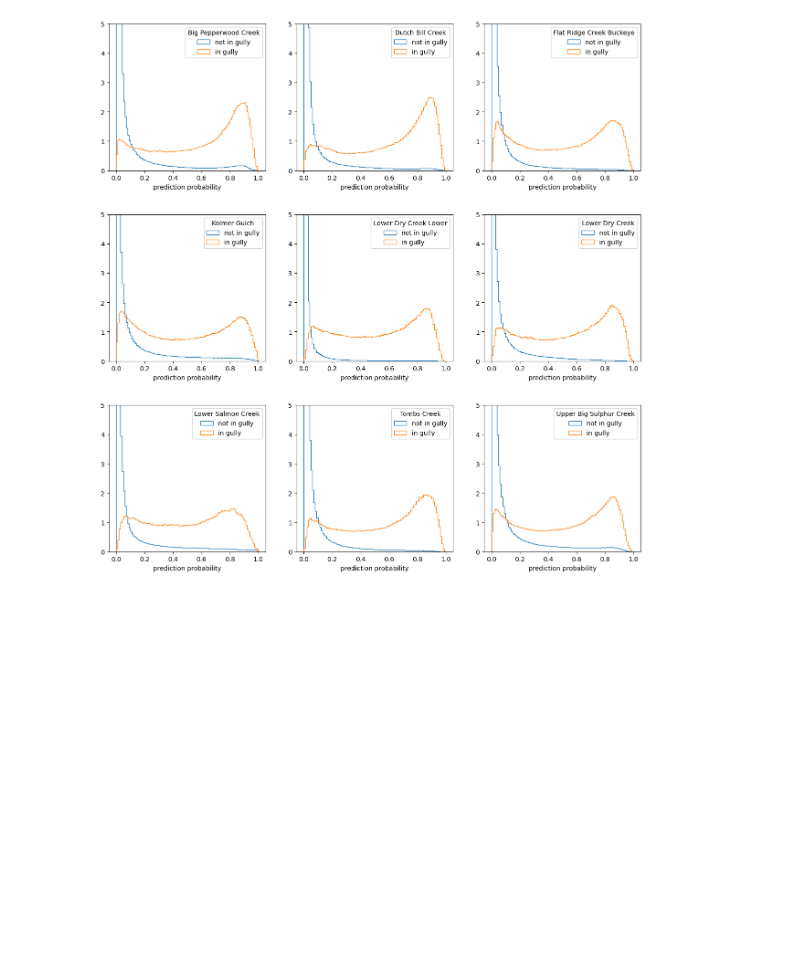
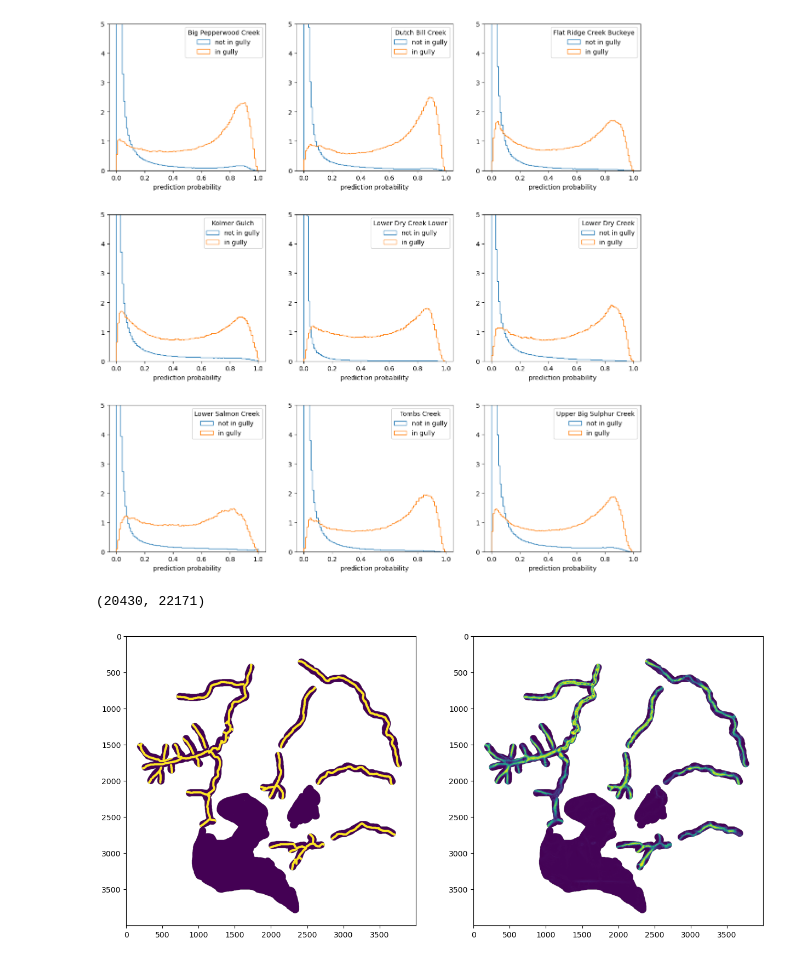
Before and after one commit to dsi-rse/gully-map, a Jupyter notebook: notebooks/fit-to-hand-labeled-data.ipynb, the cells around one changed output. Saved outputs shown, nothing was run; the diff lists cells and outputs as text; code cells hidden in the pictures; blank space fills up the shorter version.

Commit message:
included visualization of Dutch Bill watershed, OAEC region

```diff
--- a/notebooks/fit-to-hand-labeled-data.ipynb
+++ b/notebooks/fit-to-hand-labeled-data.ipynb
@@ -181,0 +229,13 @@ None
+# %%
+gully.shape
+# %% [output]
+(20430, 22171)
+# %%
+fig, (ax1, ax2) = plt.subplots(1, 2, figsize=(15, 10))
+
+ax1.imshow(gully[15000:19000, 14000:18000])
+ax2.imshow(probability[15000:19000, 14000:18000])
+
+None
+# %% [output]
+[figure, added]
```
Also changed, not shown: parts of 1 cell of this notebook.
